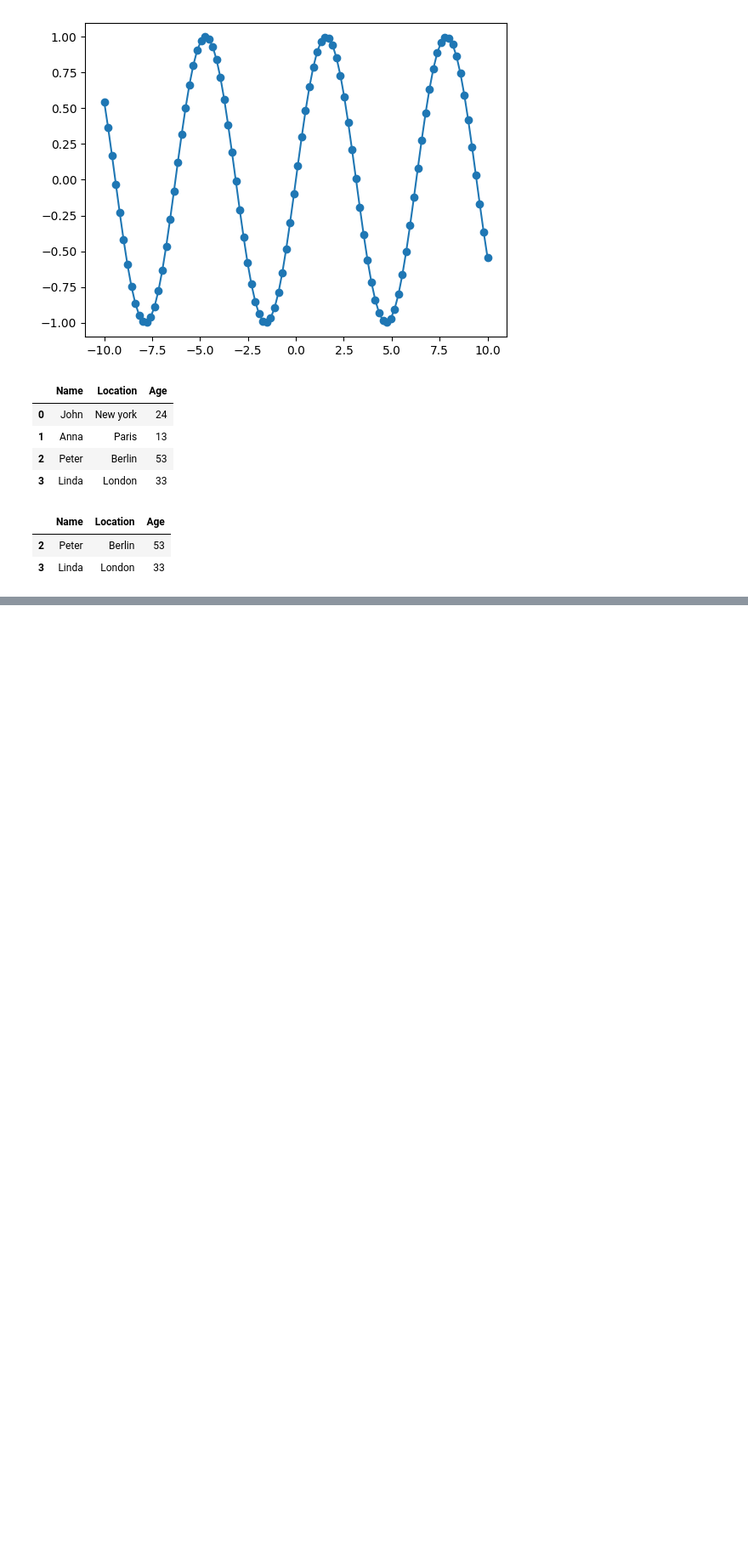
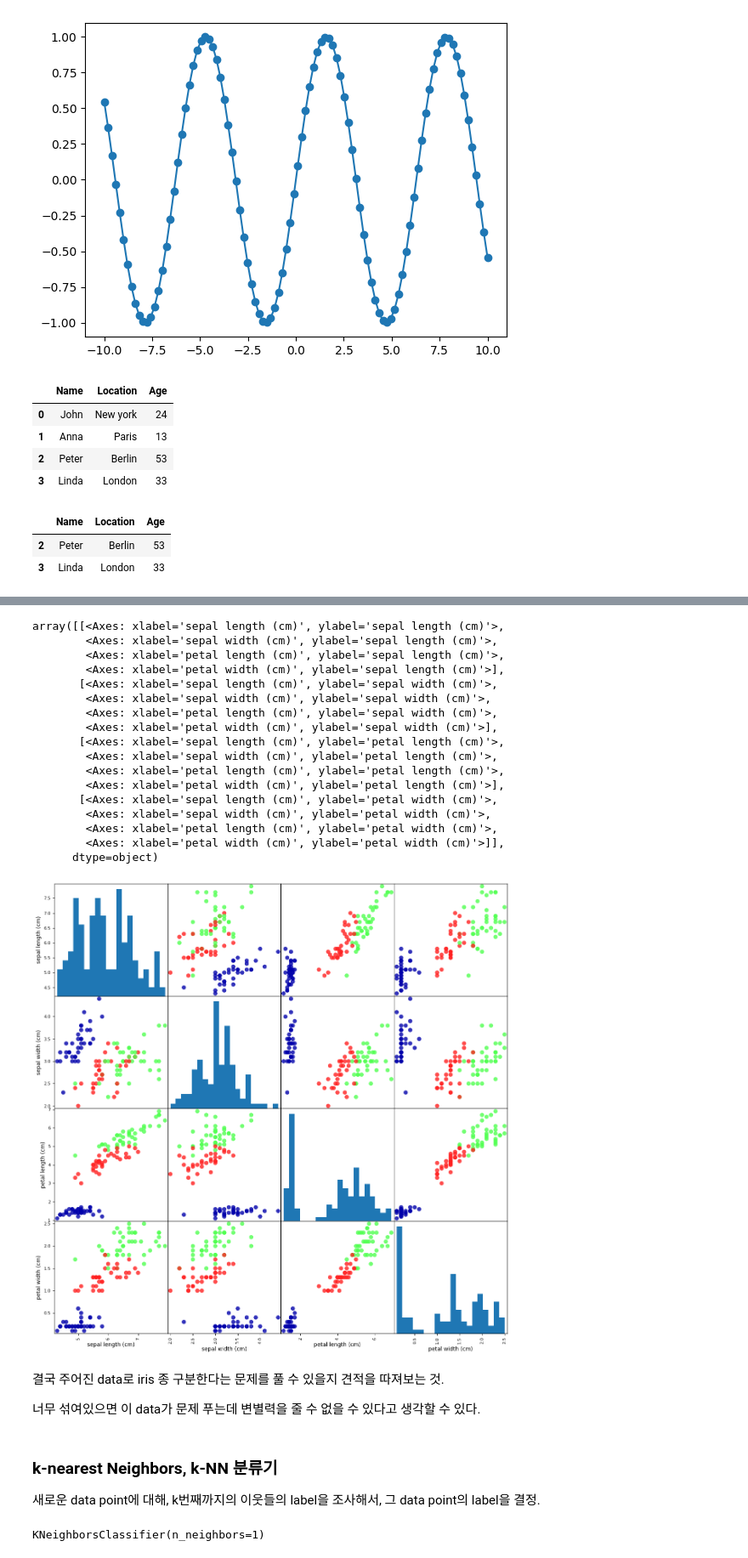
Before and after one commit to yena2bell/ML_study, a Jupyter notebook: 240502 ch1 introduction.ipynb, the cells around one changed output, grey strips where cells are left out. Shown at 85% size. Drawn from its saved outputs; the diff is of its cells as text; code cells hidden in the pictures; blank space fills up the shorter version.

```diff
--- a/240502 ch1 introduction.ipynb
+++ b/240502 ch1 introduction.ipynb
@@ -96,0 +115,3 @@ display(data_pandas[data_pandas.Age > 30])
+# %%
+from sklearn.datasets import load_iris
+iris_dataset = load_iris()
@@ -96,0 +161,6 @@ display(data_pandas[data_pandas.Age > 30])
+# %%
+from sklearn.model_selection import train_test_split
+#데이터가 존재할 때, 일부를 traning set로 뽑고, 나머지를 test set로 뽑아준다.
+#test_size의 기본 값을 0.25
+#random_state는 random seed 를 의미.
+X_train, X_test, y_train, y_test = train_test_split(iris_dataset["data"], iris_dataset["target"], random_state=0, test_size=0.25)
@@ -96,0 +177,6 @@ display(data_pandas[data_pandas.Age > 30])
+# %%
+# X_train의 데이터를 사용해서 Data frame 만들기.
+# 열의 이름은 iris_dataset.feature_names 사용.
+iris_dataframe = pd.DataFrame(X_train, columns=iris_dataset.feature_names)
+#iris_dataset["feature_names"] 로도 접근 가능하다.
+iris_dataframe.head()
@@ -96,0 +190,38 @@ display(data_pandas[data_pandas.Age > 30])
+# %%
+# 데이터 프레임을 사용해서 y_train에 따라 색으로 구분된 산점도 행렬 만들기.
+import mglearn
+pd.plotting.scatter_matrix(iris_dataframe, c=y_train, figsize=(15,15), marker='o', hist_kwds={"bins":20}, s=60, alpha=0.8, cmap=mglearn.cm3)
+# %% [output]
+array([[<Axes: xlabel='sepal length (cm)', ylabel='sepal length (cm)'>,
+        <Axes: xlabel='sepal width (cm)', ylabel='sepal length (cm)'>,
+        <Axes: xlabel='petal length (cm)', ylabel='sepal length (cm)'>,
+        <Axes: xlabel='petal width (cm)', ylabel='sepal length (cm)'>],
+       [<Axes: xlabel='sepal length (cm)', ylabel='sepal width (cm)'>,
+        <Axes: xlabel='sepal width (cm)', ylabel='sepal width (cm)'>,
+        <Axes: xlabel='petal length (cm)', ylabel='sepal width (cm)'>,
+        <Axes: xlabel='petal width (cm)', ylabel='sepal width (cm)'>],
+       [<Axes: xlabel='sepal length (cm)', ylabel='petal length (cm)'>,
+        <Axes: xlabel='sepal width (cm)', ylabel='petal length (cm)'>,
+        <Axes: xlabel='petal length (cm)', ylabel='petal length (cm)'>,
+        <Axes: xlabel='petal width (cm)', ylabel='petal length (cm)'>],
+       [<Axes: xlabel='sepal length (cm)', ylabel='petal width (cm)'>,
+        <Axes: xlabel='sepal width (cm)', ylabel='petal width (cm)'>,
+        <Axes: xlabel='petal length (cm)', ylabel='petal width (cm)'>,
+        <Axes: xlabel='petal width (cm)', ylabel='petal width (cm)'>]],
+      dtype=object)
+[figure, added]
+# %% [markdown]
+결국 주어진 data로 iris 종 구분한다는 문제를 풀 수 있을지 견적을 따져보는 것.
+
+너무 섞여있으면 이 data가 문제 푸는데 변별력을 줄 수 없을 수 있다고 생각할 수 있다.
+# %% [markdown]
+### k-nearest Neighbors, k-NN 분류기
+
+새로운 data point에 대해, k번째까지의 이웃들의 label을 조사해서, 그 data point의 label을 결정.
+# %%
+from sklearn.neighbors import KNeighborsClassifier
+knn = KNeighborsClassifier(n_neighbors=1)
+knn.fit(X_train, y_train)
+#여기서 fit method는 knn 객체를 바꾸면서 동시에 그 객체를 return함.
+# %% [output]
+KNeighborsClassifier(n_neighbors=1)
```
Also changed, not shown: parts of 16 cells of this notebook.
